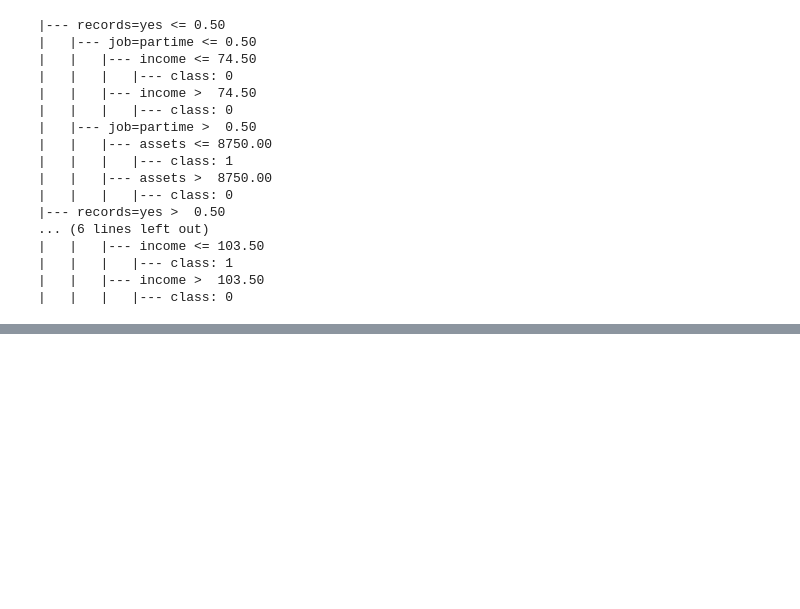
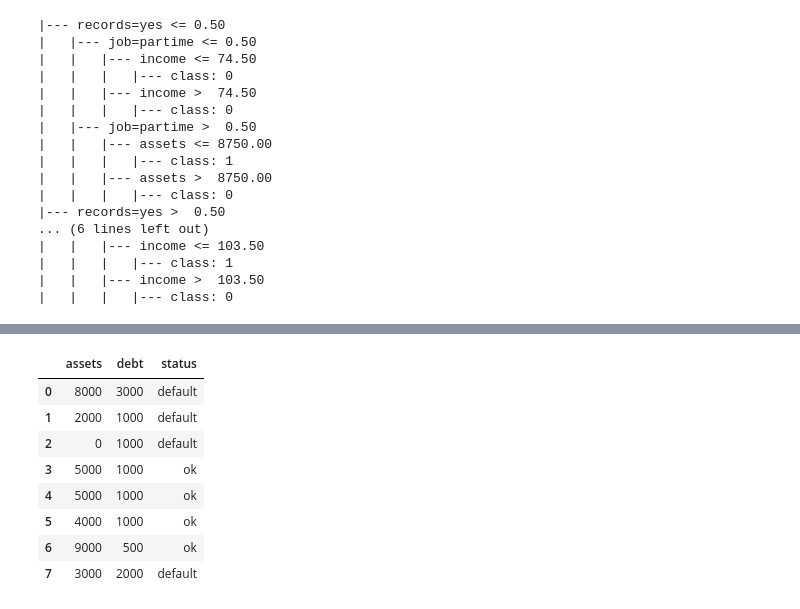
Before and after one commit to cyriljason7/machine-learning-zoomcamp-homework, a Jupyter notebook: 06-trees/decision_trees.ipynb, the cells around one changed output, grey strips where cells are left out. Cells and saved outputs as stored; diff of their text form; code cells hidden in the pictures; blank space fills up the shorter version.

```diff
--- a/06-trees/decision_trees.ipynb
+++ b/06-trees/decision_trees.ipynb
@@ -282,0 +413,24 @@ print(export_text(dt, feature_names = dv.get_feature_names_out()))
+# %%
+data = [
+    [8000, 3000, 'default'],
+    [2000, 1000, 'default'],
+    [   0, 1000, 'default'],
+    [5000, 1000, 'ok'],
+    [5000, 1000, 'ok'],
+    [4000, 1000, 'ok'],
+    [9000,  500, 'ok'],
+    [3000, 2000, 'default'],
+]
+
+df_example = pd.DataFrame(data, columns=['assets', 'debt', 'status'])
+df_example
+# %% [output]
+|  | assets | debt | status |
+| 0 | 8000 | 3000 | default |
+| 1 | 2000 | 1000 | default |
+| 2 | 0 | 1000 | default |
+| 3 | 5000 | 1000 | ok |
+| 4 | 5000 | 1000 | ok |
+| 5 | 4000 | 1000 | ok |
+| 6 | 9000 | 500 | ok |
+| 7 | 3000 | 2000 | default |
```
Also changed, not shown: parts of 13 cells of this notebook, 2 other files.
